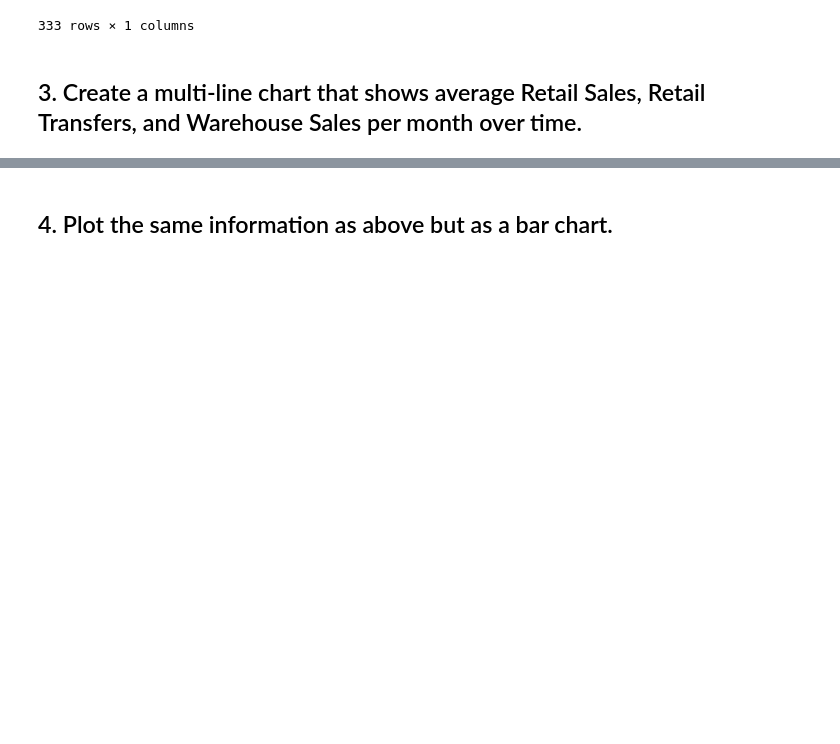
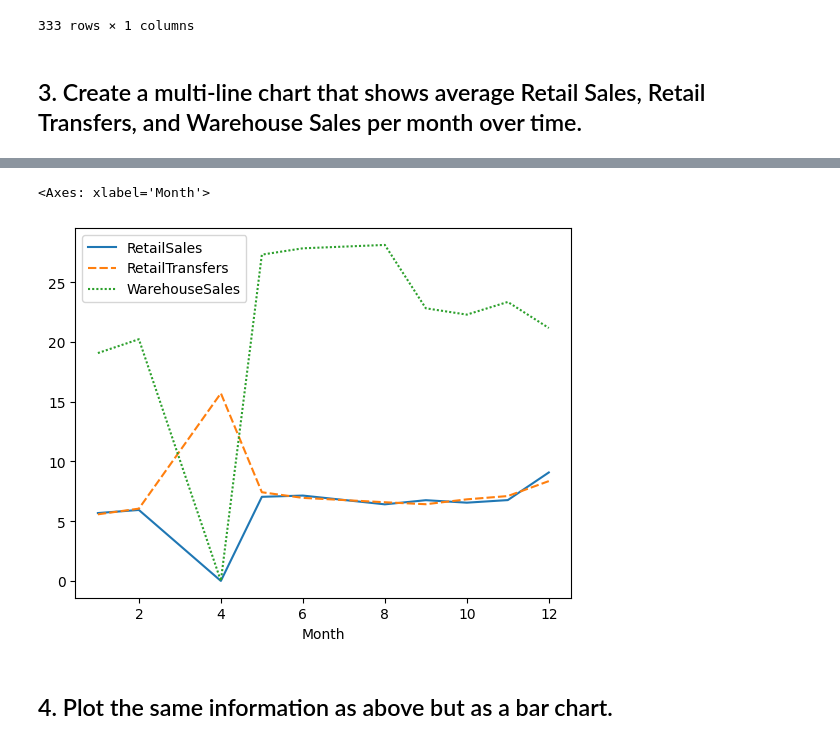
Before and after one commit to Dogmael/DAFT_0307, a Jupyter notebook: module_2/Lab_2_ Plotting-Multiple-Data-Series/main.ipynb, the cells around one changed output, grey strips where cells are left out. Drawn from its saved outputs; the diff is of its cells as text; code cells hidden in the pictures; blank space fills up the shorter version.

```diff
--- a/module_2/Lab_2_ Plotting-Multiple-Data-Series/main.ipynb
+++ b/module_2/Lab_2_ Plotting-Multiple-Data-Series/main.ipynb
@@ -77,0 +119,4 @@ data_plot[["Supplier","TotalSales"]].groupby('Supplier').sum()
+# %%
+data_plot = data[["Month","RetailSales","RetailTransfers","WarehouseSales"]].pivot_table(index="Month")
+
+data_plot
@@ -78,2 +136,7 @@ data_plot[["Supplier","TotalSales"]].groupby('Supplier').sum()
+# %%
+sns.lineplot(data = data_plot)
+# %% [output]
+<Axes: xlabel='Month'>
+[figure, added]
 # %% [markdown]
 ## 4. Plot the same information as above but as a bar chart.
```
Also changed, not shown: parts of 16 cells of this notebook, 1 other file.
